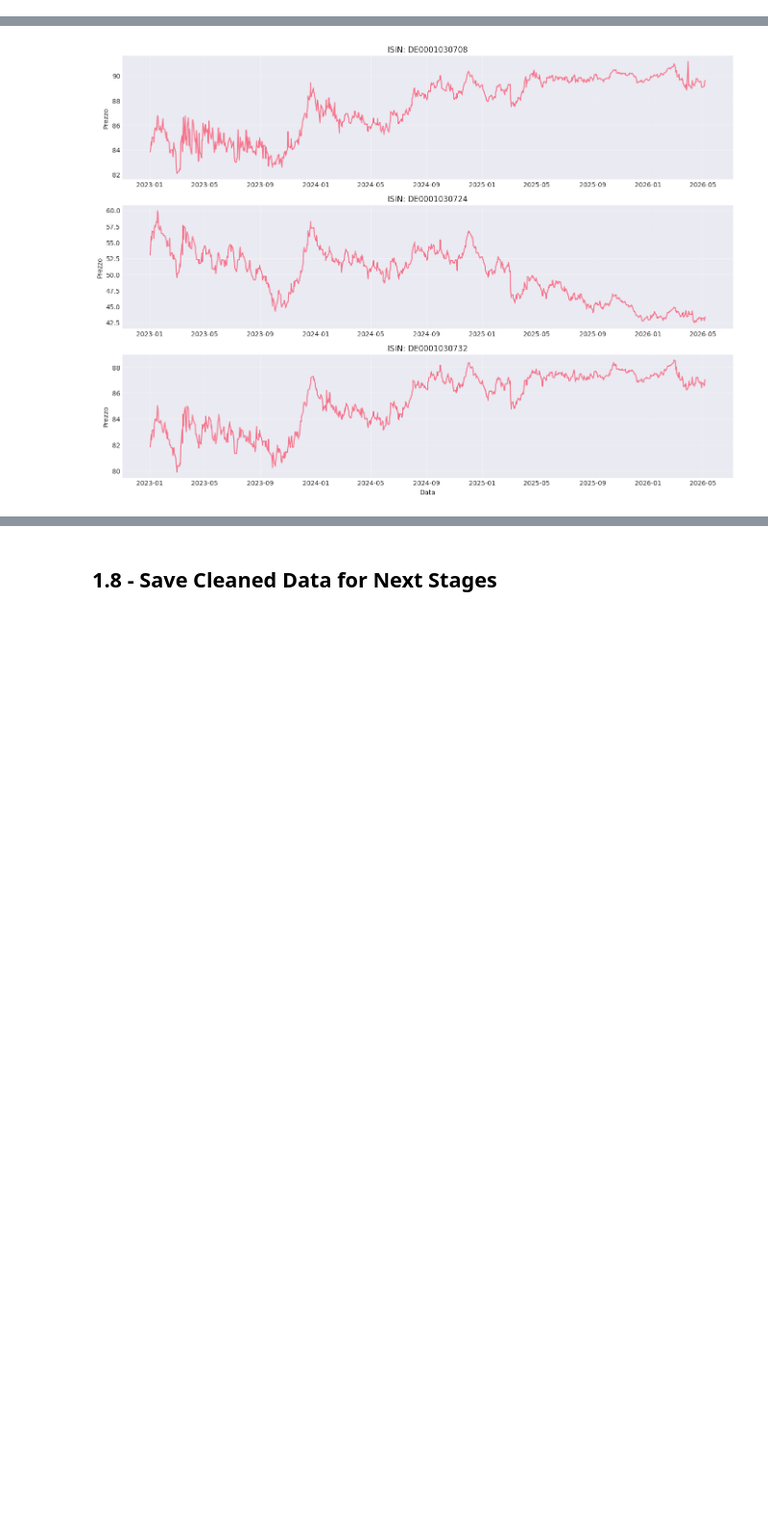
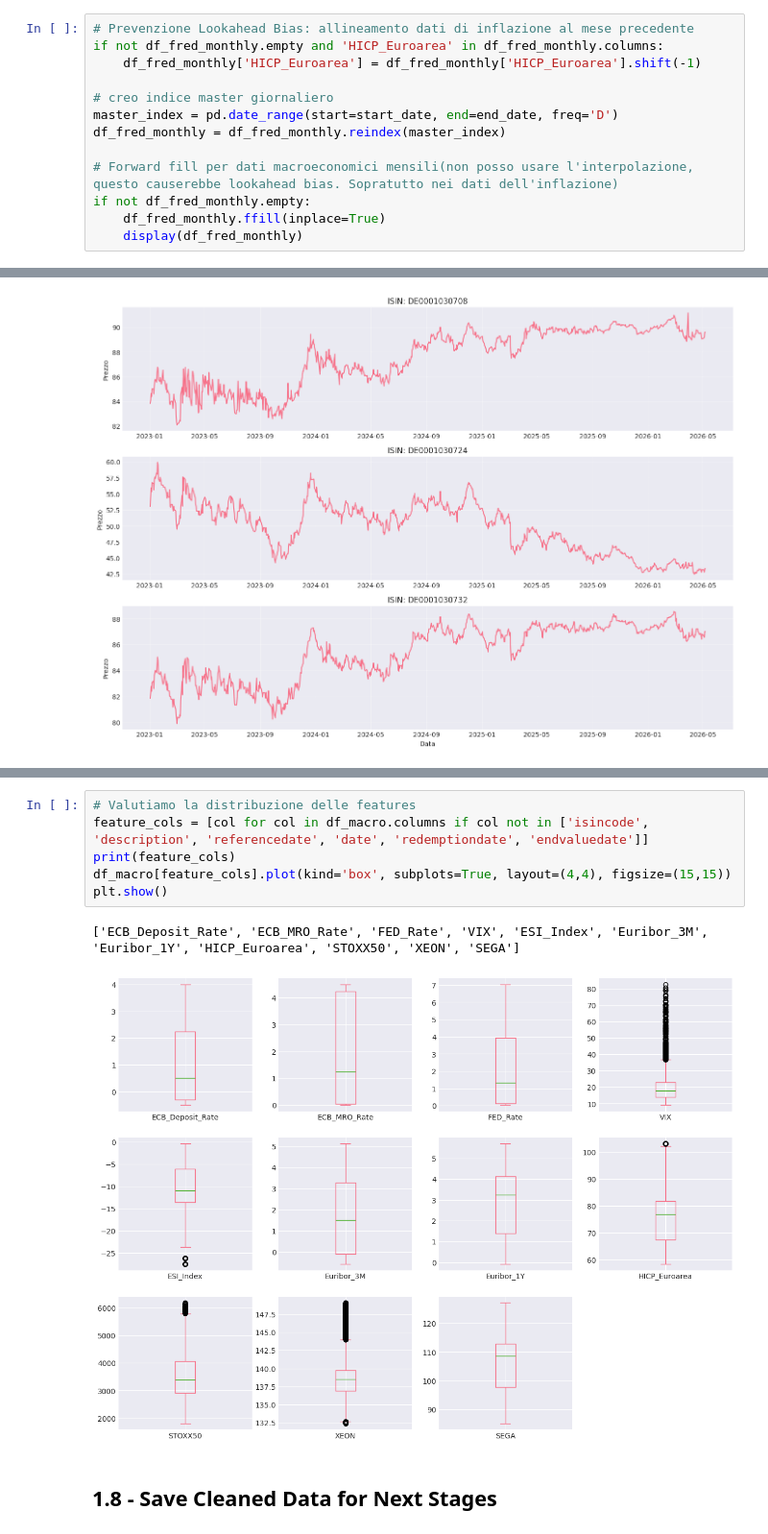
Before and after one commit to whowasfra/bond_screener, a Jupyter notebook: 01_Data_Ingestion_EDA.ipynb, the cells around one changed output, grey strips where cells are left out. Shown at 96% size. Cells and saved outputs as stored; diff of their text form; blank space fills up the shorter version.

```diff
--- a/01_Data_Ingestion_EDA.ipynb
+++ b/01_Data_Ingestion_EDA.ipynb
@@ -407,0 +477,13 @@ except Exception as e:
+# %%
+# Prevenzione Lookahead Bias: allineamento dati di inflazione al mese precedente
+if not df_fred_monthly.empty and 'HICP_Euroarea' in df_fred_monthly.columns:
+    df_fred_monthly['HICP_Euroarea'] = df_fred_monthly['HICP_Euroarea'].shift(-1)
+
+# creo indice master giornaliero
+master_index = pd.date_range(start=start_date, end=end_date, freq='D')
+df_fred_monthly = df_fred_monthly.reindex(master_index)
+
+# Forward fill per dati macroeconomici mensili(non posso usare l'interpolazione, questo causerebbe lookahead bias. Sopratutto nei dati dell'inflazione)
+if not df_fred_monthly.empty:
+    df_fred_monthly.ffill(inplace=True)
+    display(df_fred_monthly)
@@ -633,3 +740,12 @@ if 'Euribor_3M' in df_macro.columns or 'Euribor_1A' in df_macro.columns:
+# %%
+# Valutiamo la distribuzione delle features
+feature_cols = [col for col in df_macro.columns if col not in ['isincode', 'description', 'referencedate', 'date', 'redemptiondate', 'endvaluedate']]
+print(feature_cols)
+df_macro[feature_cols].plot(kind='box', subplots=True, layout=(4,4), figsize=(15,15))
+plt.show()
+# %% [output]
+['ECB_Deposit_Rate', 'ECB_MRO_Rate', 'FED_Rate', 'VIX', 'ESI_Index', 'Euribor_3M', 'Euribor_1Y', 'HICP_Euroarea', 'STOXX50', 'XEON', 'SEGA']
+[figure, added]
 # %% [markdown]
 ## 1.8 - Save Cleaned Data for Next Stages
 # %%
```
Also changed, not shown: parts of 14 cells of this notebook.
